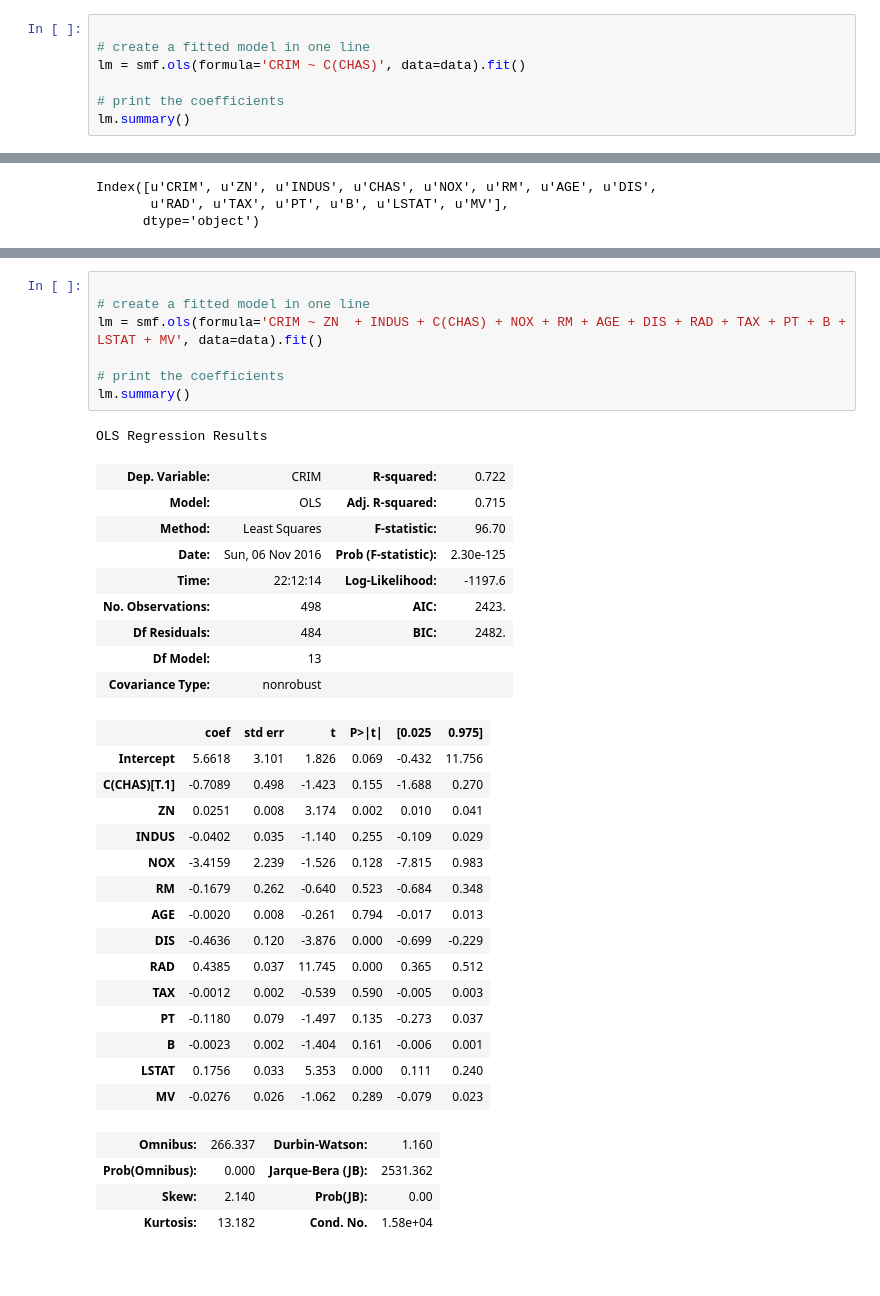
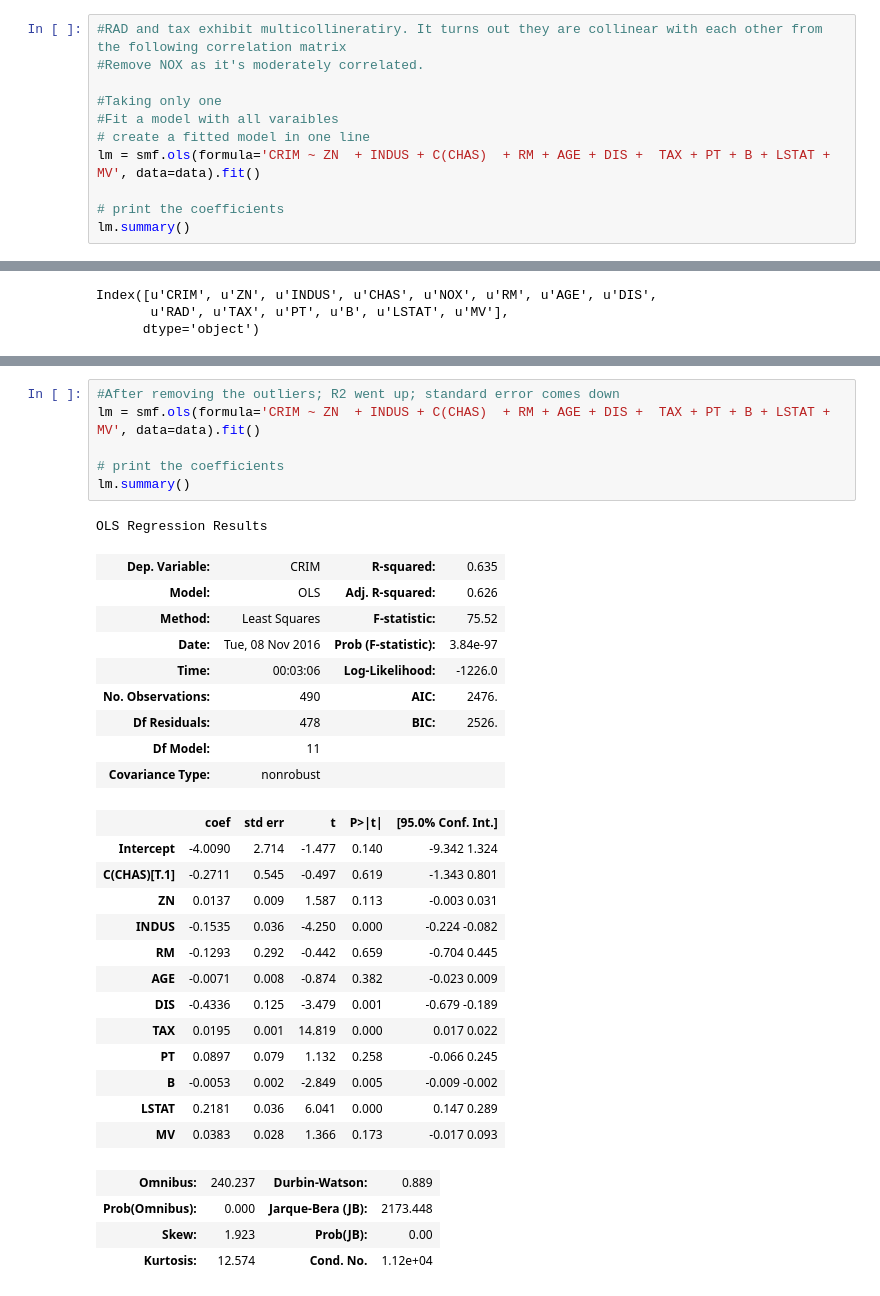
Before and after one commit to Amortized/linearModels, a Jupyter notebook: Boston.ipynb, the cells around one changed output, grey strips where cells are left out. Saved outputs shown, nothing was run; the diff lists cells and outputs as text; blank space fills up the shorter version.

```diff
--- a/Boston.ipynb
+++ b/Boston.ipynb
@@ -67,7 +84,11 @@ OLS Regression Results
 # %%
+#RAD and tax exhibit multicollineratiry. It turns out they are collinear with each other from the following correlation matrix
+#Remove NOX as it's moderately correlated.
 
+#Taking only one
+#Fit a model with all varaibles
 # create a fitted model in one line
-lm = smf.ols(formula='CRIM ~ C(CHAS)', data=data).fit()
+lm = smf.ols(formula='CRIM ~ ZN  + INDUS + C(CHAS)  + RM + AGE + DIS +  TAX + PT + B + LSTAT + MV', data=data).fit()
 
 # print the coefficients
 lm.summary()
@@ -199,40 +197,37 @@ data.reset_index(drop=True)
 # %%
-
-# create a fitted model in one line
-lm = smf.ols(formula='CRIM ~ ZN  + INDUS + C(CHAS) + NOX + RM + AGE + DIS + RAD + TAX + PT + B + LSTAT + MV', data=data).fit()
+#After removing the outliers; R2 went up; standard error comes down
+lm = smf.ols(formula='CRIM ~ ZN  + INDUS + C(CHAS)  + RM + AGE + DIS +  TAX + PT + B + LSTAT + MV', data=data).fit()
 
 # print the coefficients
 lm.summary()
 # %% [output]
 OLS Regression Results
-| Dep. Variable: | CRIM | R-squared: | 0.722 |
-| Model: | OLS | Adj. R-squared: | 0.715 |
-| Method: | Least Squares | F-statistic: | 96.70 |
-| Date: | Sun, 06 Nov 2016 | Prob (F-statistic): | 2.30e-125 |
-| Time: | 22:12:14 | Log-Likelihood: | -1197.6 |
-| No. Observations: | 498 | AIC: | 2423. |
-| Df Residuals: | 484 | BIC: | 2482. |
-| Df Model: | 13 |  |  |
+| Dep. Variable: | CRIM | R-squared: | 0.635 |
+| Model: | OLS | Adj. R-squared: | 0.626 |
+| Method: | Least Squares | F-statistic: | 75.52 |
+| Date: | Tue, 08 Nov 2016 | Prob (F-statistic): | 3.84e-97 |
+| Time: | 00:03:06 | Log-Likelihood: | -1226.0 |
+| No. Observations: | 490 | AIC: | 2476. |
+| Df Residuals: | 478 | BIC: | 2526. |
+| Df Model: | 11 |  |  |
 | Covariance Type: | nonrobust |  |  |
-|  | coef | std err | t | P>|t| | [0.025 | 0.975] |
-| Intercept | 5.6618 | 3.101 | 1.826 | 0.069 | -0.432 | 11.756 |
-| C(CHAS)[T.1] | -0.7089 | 0.498 | -1.423 | 0.155 | -1.688 | 0.270 |
-| ZN | 0.0251 | 0.008 | 3.174 | 0.002 | 0.010 | 0.041 |
-| INDUS | -0.0402 | 0.035 | -1.140 | 0.255 | -0.109 | 0.029 |
-| NOX | -3.4159 | 2.239 | -1.526 | 0.128 | -7.815 | 0.983 |
-| RM | -0.1679 | 0.262 | -0.640 | 0.523 | -0.684 | 0.348 |
-| AGE | -0.0020 | 0.008 | -0.261 | 0.794 | -0.017 | 0.013 |
-| DIS | -0.4636 | 0.120 | -3.876 | 0.000 | -0.699 | -0.229 |
-| RAD | 0.4385 | 0.037 | 11.745 | 0.000 | 0.365 | 0.512 |
-| TAX | -0.0012 | 0.002 | -0.539 | 0.590 | -0.005 | 0.003 |
-| PT | -0.1180 | 0.079 | -1.497 | 0.135 | -0.273 | 0.037 |
-| B | -0.0023 | 0.002 | -1.404 | 0.161 | -0.006 | 0.001 |
-| LSTAT | 0.1756 | 0.033 | 5.353 | 0.000 | 0.111 | 0.240 |
-| MV | -0.0276 | 0.026 | -1.062 | 0.289 | -0.079 | 0.023 |
+|  | coef | std err | t | P>|t| | [95.0% Conf. Int.] |
+| Intercept | -4.0090 | 2.714 | -1.477 | 0.140 | -9.342 1.324 |
+| C(CHAS)[T.1] | -0.2711 | 0.545 | -0.497 | 0.619 | -1.343 0.801 |
+| ZN | 0.0137 | 0.009 | 1.587 | 0.113 | -0.003 0.031 |
+| INDUS | -0.1535 | 0.036 | -4.250 | 0.000 | -0.224 -0.082 |
+| RM | -0.1293 | 0.292 | -0.442 | 0.659 | -0.704 0.445 |
+| AGE | -0.0071 | 0.008 | -0.874 | 0.382 | -0.023 0.009 |
+| DIS | -0.4336 | 0.125 | -3.479 | 0.001 | -0.679 -0.189 |
+| TAX | 0.0195 | 0.001 | 14.819 | 0.000 | 0.017 0.022 |
+| PT | 0.0897 | 0.079 | 1.132 | 0.258 | -0.066 0.245 |
+| B | -0.0053 | 0.002 | -2.849 | 0.005 | -0.009 -0.002 |
+| LSTAT | 0.2181 | 0.036 | 6.041 | 0.000 | 0.147 0.289 |
+| MV | 0.0383 | 0.028 | 1.366 | 0.173 | -0.017 0.093 |
-| Omnibus: | 266.337 | Durbin-Watson: | 1.160 |
-| Prob(Omnibus): | 0.000 | Jarque-Bera (JB): | 2531.362 |
-| Skew: | 2.140 | Prob(JB): | 0.00 |
-| Kurtosis: | 13.182 | Cond. No. | 1.58e+04 |
+| Omnibus: | 240.237 | Durbin-Watson: | 0.889 |
+| Prob(Omnibus): | 0.000 | Jarque-Bera (JB): | 2173.448 |
+| Skew: | 1.923 | Prob(JB): | 0.00 |
+| Kurtosis: | 12.574 | Cond. No. | 1.12e+04 |
 # %%
 ## put residuals (raw & standardized) plus fitted values into a data frame
 results = pd.DataFrame({
```
Also changed, not shown: parts of 23 cells of this notebook.
